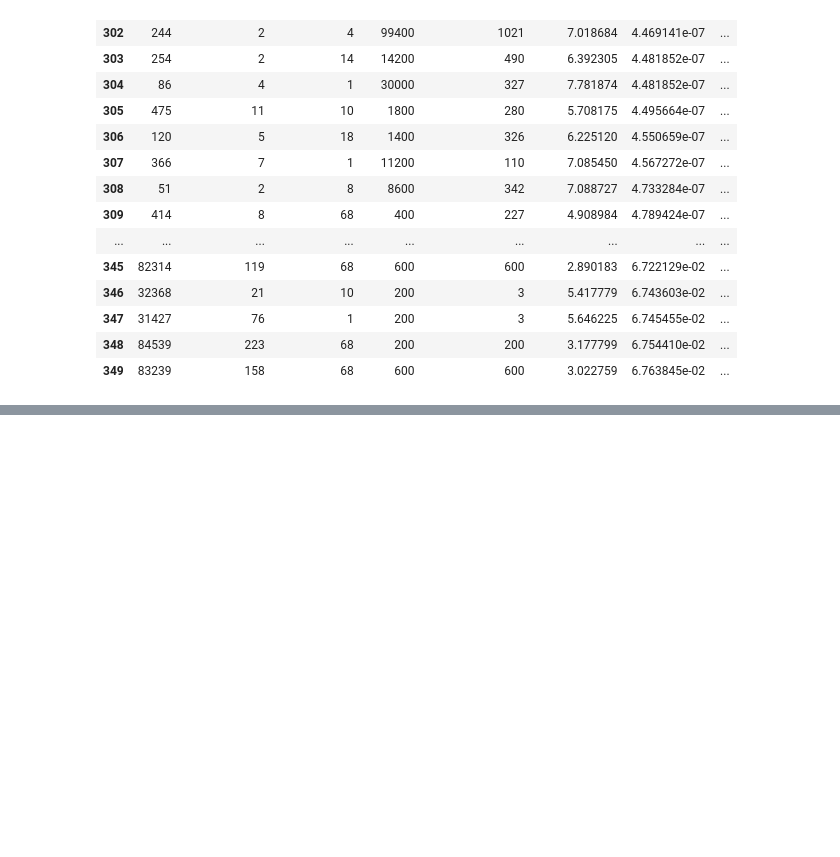
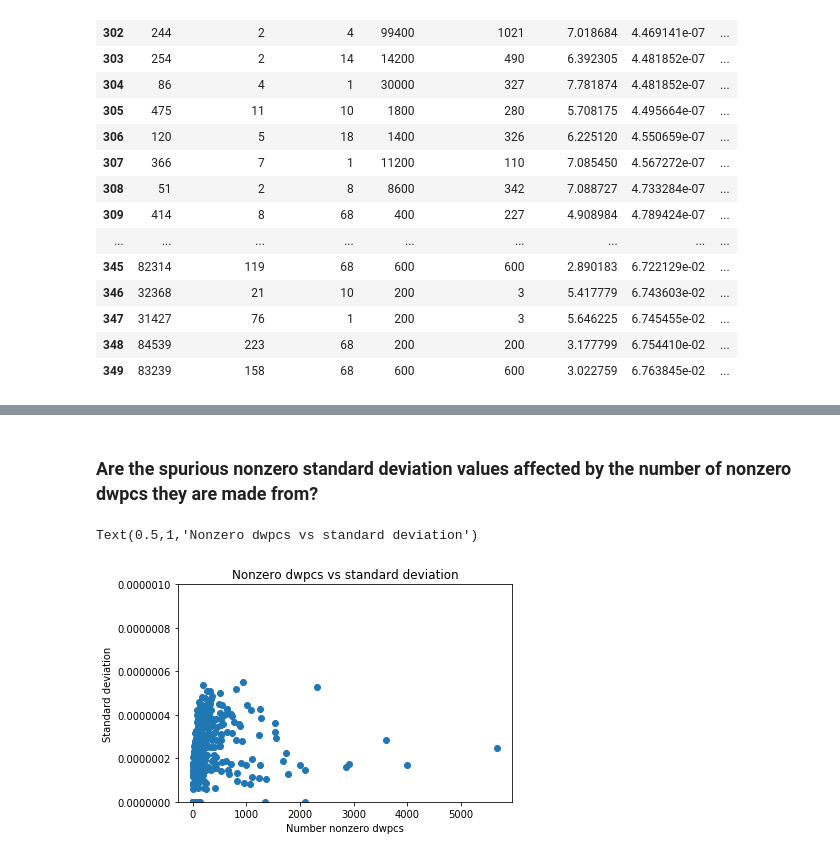
Before and after one commit to ben-heil/hetmech, a Jupyter notebook: small_standard_deviations.ipynb, the cells around one changed output, grey strips where cells are left out. Drawn from its saved outputs; the diff is of its cells as text; code cells hidden in the pictures; blank space fills up the shorter version.

Commit message:
Added test for whether the number of nonzero dwpcs is correlated with the float error leading to small p values

```diff
--- a/small_standard_deviations.ipynb
+++ b/small_standard_deviations.ipynb
@@ -63,3 +63,5 @@ top_metapaths[300:350]
 | 347 | 31427 | 76 | 1 | 200 | 3 | 5.646225 | 6.745455e-02 | ... |
 | 348 | 84539 | 223 | 68 | 200 | 200 | 3.177799 | 6.754410e-02 | ... |
 | 349 | 83239 | 158 | 68 | 600 | 600 | 3.022759 | 6.763845e-02 | ... |
+# %%
+small_sd = top_metapaths[top_metapaths['nonzero_sd'] < 1e-5]
@@ -65,0 +89,11 @@ top_metapaths[300:350]
+# %% [markdown]
+### Are the spurious nonzero standard deviation values affected by the number of nonzero dwpcs they are made from?
+# %%
+plt.scatter(small_sd.n_nonzero_dwpcs, small_sd.nonzero_sd)
+plt.ylim(0, 1e-6)
+plt.xlabel('Number nonzero dwpcs')
+plt.ylabel('Standard deviation')
+plt.title('Nonzero dwpcs vs standard deviation')
+# %% [output]
+Text(0.5,1,'Nonzero dwpcs vs standard deviation')
+[figure, added]
```
Also changed, not shown: parts of 1 cell of this notebook.
